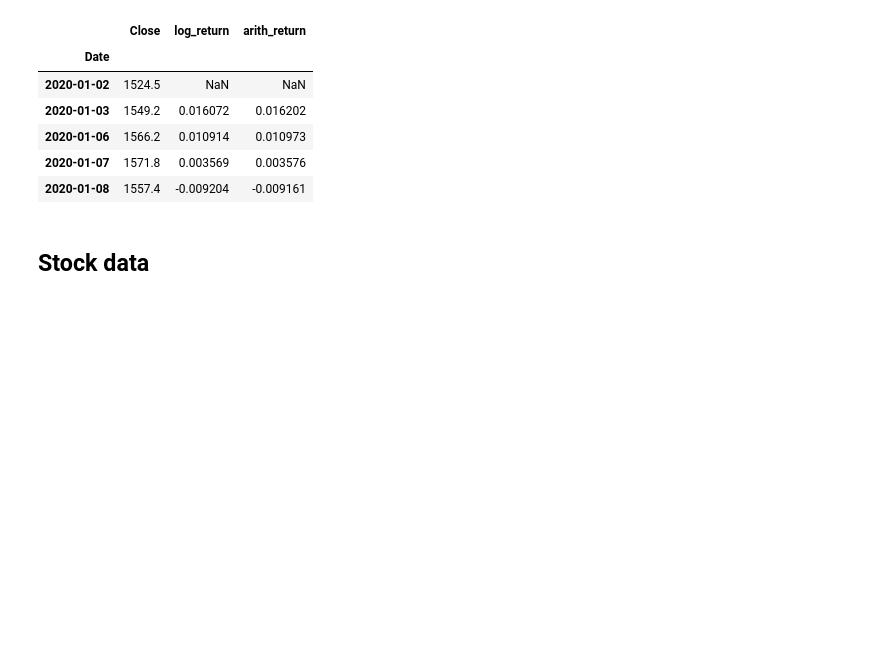
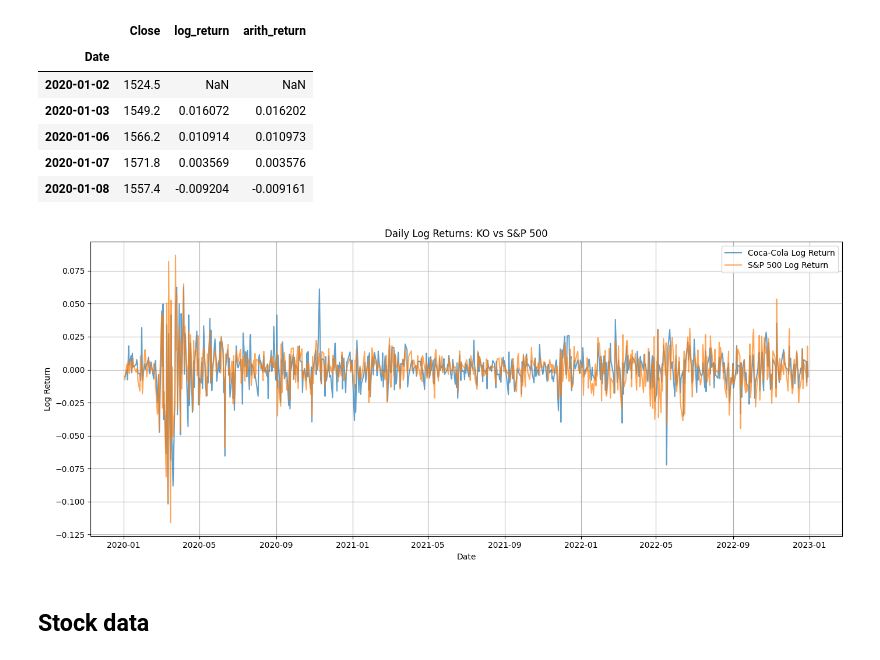
Before and after one commit to CYXNBNBNB/AD685-Quantitative-Methods-for-Finance, a Jupyter notebook: AD685 OLS Regression HAC.ipynb, the cells around one changed output. Saved outputs shown, nothing was run; the diff lists cells and outputs as text; code cells hidden in the pictures; blank space fills up the shorter version.

```diff
--- a/AD685 OLS Regression HAC.ipynb
+++ b/AD685 OLS Regression HAC.ipynb
@@ -7,16 +7,16 @@ import matplotlib.pyplot as plt
 # %% [markdown]
 ## Import data
 # %%
-OK = pd.read_excel(
-    "data/OK.xlsx",
+KO = pd.read_excel(
+    "data/KO.xlsx",
     sheet_name=0,
     engine="openpyxl"
 )
 
-OK["Date"] = pd.to_datetime(OK["Date"])
-OK = OK.set_index("Date").sort_index()
+KO["Date"] = pd.to_datetime(KO["Date"])
+KO = KO.set_index("Date").sort_index()
 
-OK.head()
+KO.head()
 # %% [output]
 |  | Close |
 | Date |  |
@@ -86,12 +86,12 @@ CRSP.head()
 ## Calculate daily rate of return
 # %%
 # r(t+1) = ln[P(t+1) / P(t)]
-OK["log_return"] = np.log(OK["Close"] / OK["Close"].shift(1))
+KO["log_return"] = np.log(KO["Close"] / KO["Close"].shift(1))
 
 # r(t+1) = [P(t+1) - P(t)] / P(t)
-OK["arith_return"] = OK["Close"].pct_change()
+KO["arith_return"] = KO["Close"].pct_change()
 
-OK.head()
+KO.head()
 # %% [output]
 |  | Close | log_return | arith_return |
 | Date |  |  |  |
@@ -132,6 +132,19 @@ GCF.head()
 | 2020-01-06 | 1566.2 | 0.010914 | 0.010973 |
 | 2020-01-07 | 1571.8 | 0.003569 | 0.003576 |
 | 2020-01-08 | 1557.4 | -0.009204 | -0.009161 |
+# %%
+plt.figure(figsize=(14, 6))
+plt.plot(KO.index, KO["log_return"], label='Coca-Cola Log Return', alpha=0.7)
+plt.plot(SPY.index, SPY["log_return"], label='S&P 500 Log Return', alpha=0.7)
+plt.title("Daily Log Returns: KO vs S&P 500")
+plt.xlabel("Date")
+plt.ylabel("Log Return")
+plt.legend()
+plt.grid(True)
+plt.tight_layout()
+plt.show()
+# %% [output]
+[figure, added]
 # %% [markdown]
 ## Stock data
 # %%
```
Also changed, not shown: parts of 13 cells of this notebook, 2 other files.
